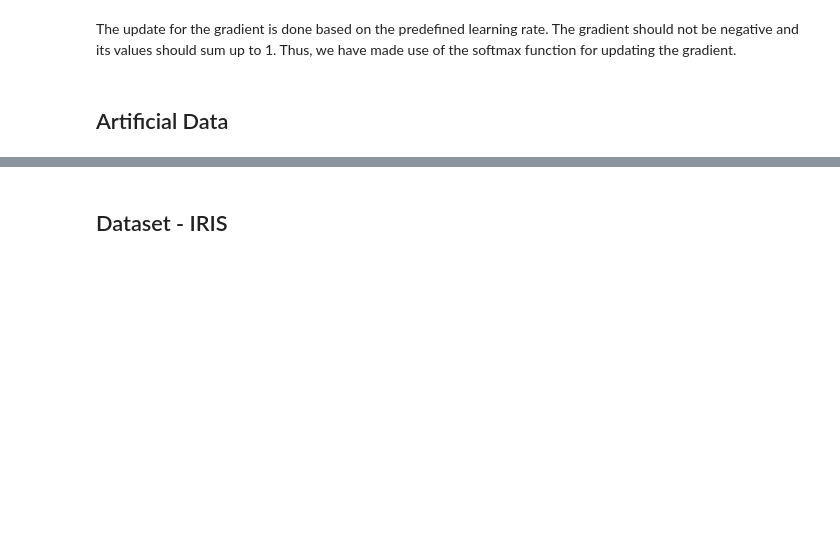
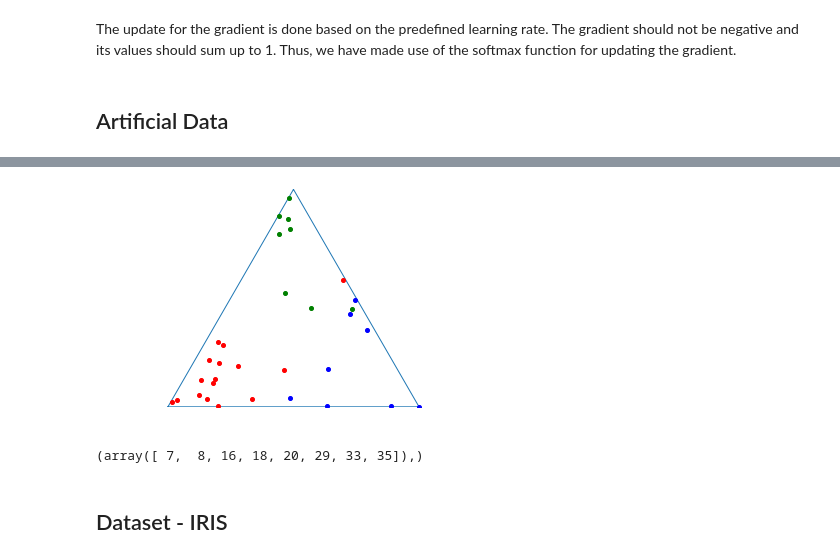
Before and after one commit to Holstrup/MetricLearning, a Jupyter notebook: MetricLearning/LMNN2_v2.ipynb, the cells around one changed output, grey strips where cells are left out. Saved outputs shown, nothing was run; the diff lists cells and outputs as text; code cells hidden in the pictures; blank space fills up the shorter version.

```diff
--- a/MetricLearning/LMNN2_v2.ipynb
+++ b/MetricLearning/LMNN2_v2.ipynb
@@ -325,30 +378,0 @@ plot_points(pts)
-# %%
-C1 = pts[:,0] > 0.6
-C2 = pts[:,1] > 0.6
-C3 = pts[:,2] > 0.6
-C4 = np.logical_not(C1 | C2 | C3)
-
-## To create some noise we make 300 of the C1 observations the other classes.
-c1remove = random.sample(range(len(C1)), 30)
-C1[c1remove] = False
-C2[c1remove[0:9]] = True
-C3[c1remove[10:19]] = True
-C4[c1remove[20:29]] = True
-
-c2remove = random.sample(range(len(C2)), 30)
-C2[c2remove] = False
-C1[c2remove[0:9]] = True
-C3[c2remove[10:19]] = True
-C4[c2remove[20:29]] = True
-
-c3remove = random.sample(range(len(C3)), 30)
-C3[c3remove] = False
-C1[c3remove[0:9]] = True
-C2[c3remove[10:19]] = True
-C4[c3remove[20:29]] = True
-
-c4remove = random.sample(range(len(C4)), 30)
-C4[c4remove] = False
-C1[c4remove[0:9]] = True
-C2[c4remove[10:19]] = True
-C3[c4remove[20:29]] = True
@@ -377,0 +481,4 @@ X_train, X_test, y_train, y_test = train_test_split(pts, label, test_size=0.3, r
+# %%
+plot_points(X_train, y_train, False, -1)
+# %% [output]
+[figure, added]
@@ -378,3 +487,7 @@ X_train, X_test, y_train, y_test = train_test_split(pts, label, test_size=0.3, r
+# %%
+C2train
+# %% [output]
+(array([ 7,  8, 16, 18, 20, 29, 33, 35]),)
 # %% [markdown]
 ## Dataset - IRIS
 # %% [markdown]
```
Also changed, not shown: parts of 24 cells of this notebook.
